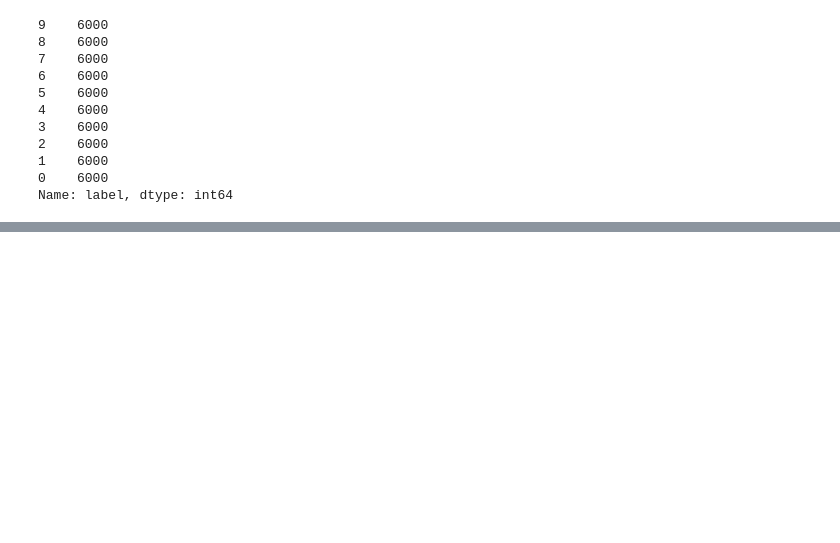
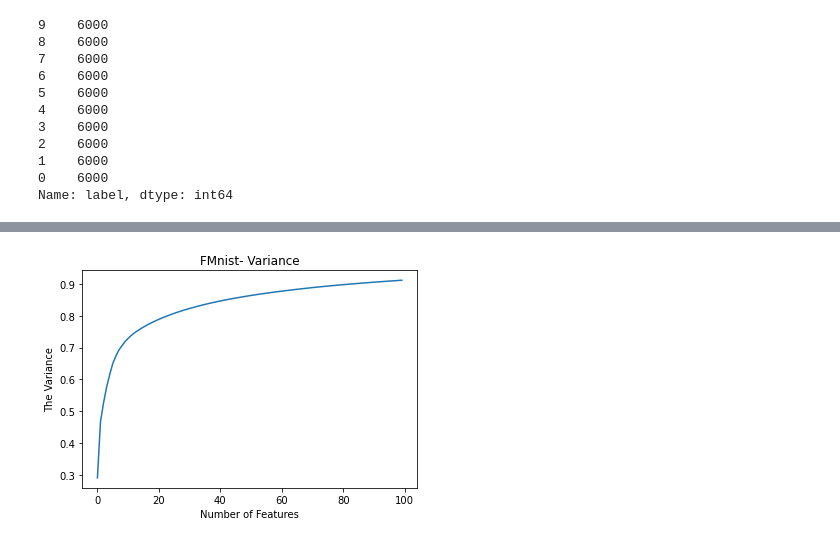
Before and after one commit to tavorlevine/Final-project-2, a Jupyter notebook: fashion Mnist.ipynb, the cells around one changed output, grey strips where cells are left out. Saved outputs shown, nothing was run; the diff lists cells and outputs as text; code cells hidden in the pictures; blank space fills up the shorter version.

```diff
--- a/fashion Mnist.ipynb
+++ b/fashion Mnist.ipynb
@@ -167,0 +158,10 @@ weighted avg       0.81      0.81      0.81     18000
+# %%
+pca = PCA(n_components=100).fit(X_train_scal)
+
+plt.plot(np.cumsum(pca.explained_variance_ratio_))
+plt.xlabel("Number of Features")
+plt.ylabel("The Variance")
+plt.title("FMnist- Variance")
+plt.show()
+# %% [output]
+[figure, added]
```
Also changed, not shown: parts of 51 cells of this notebook.
